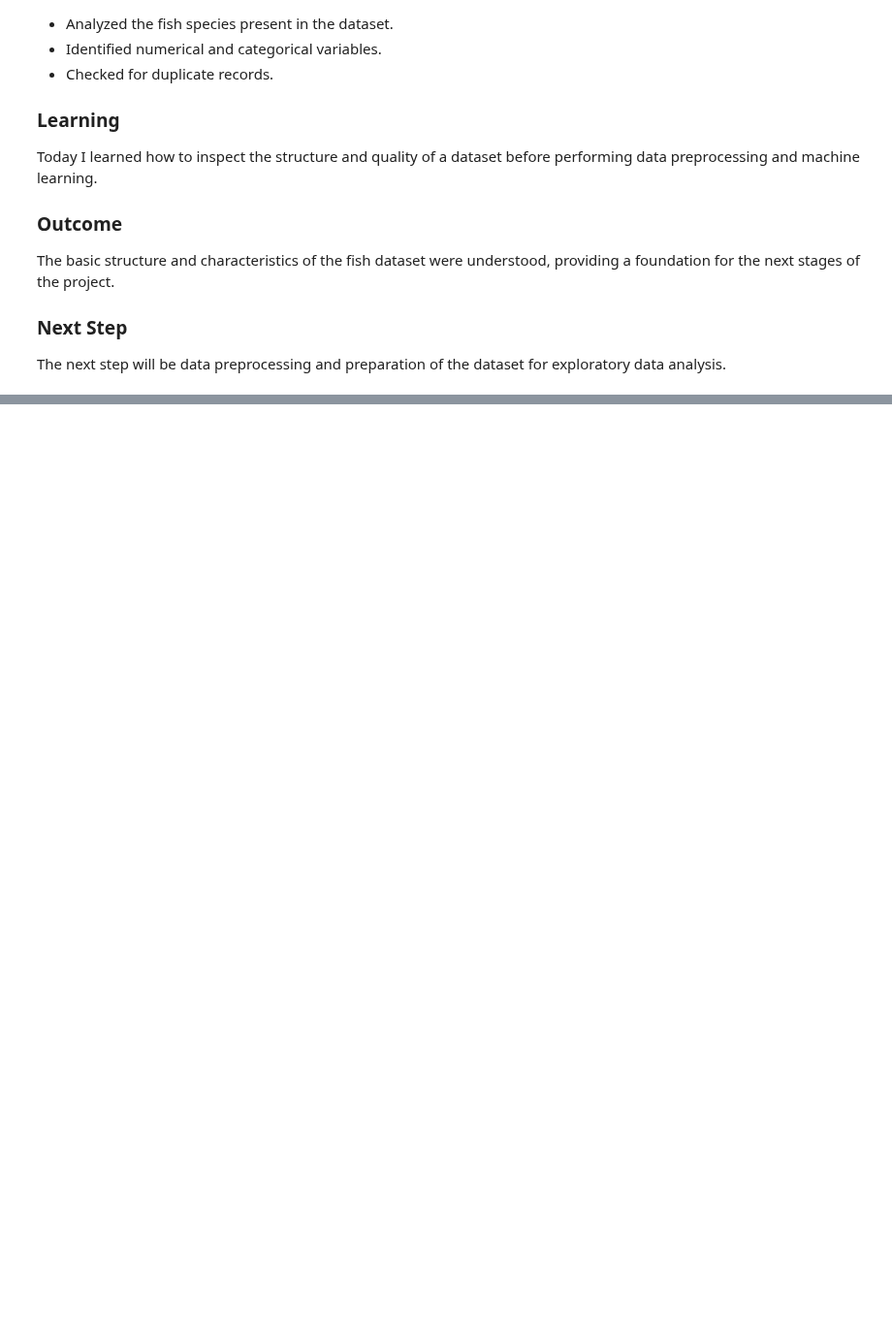
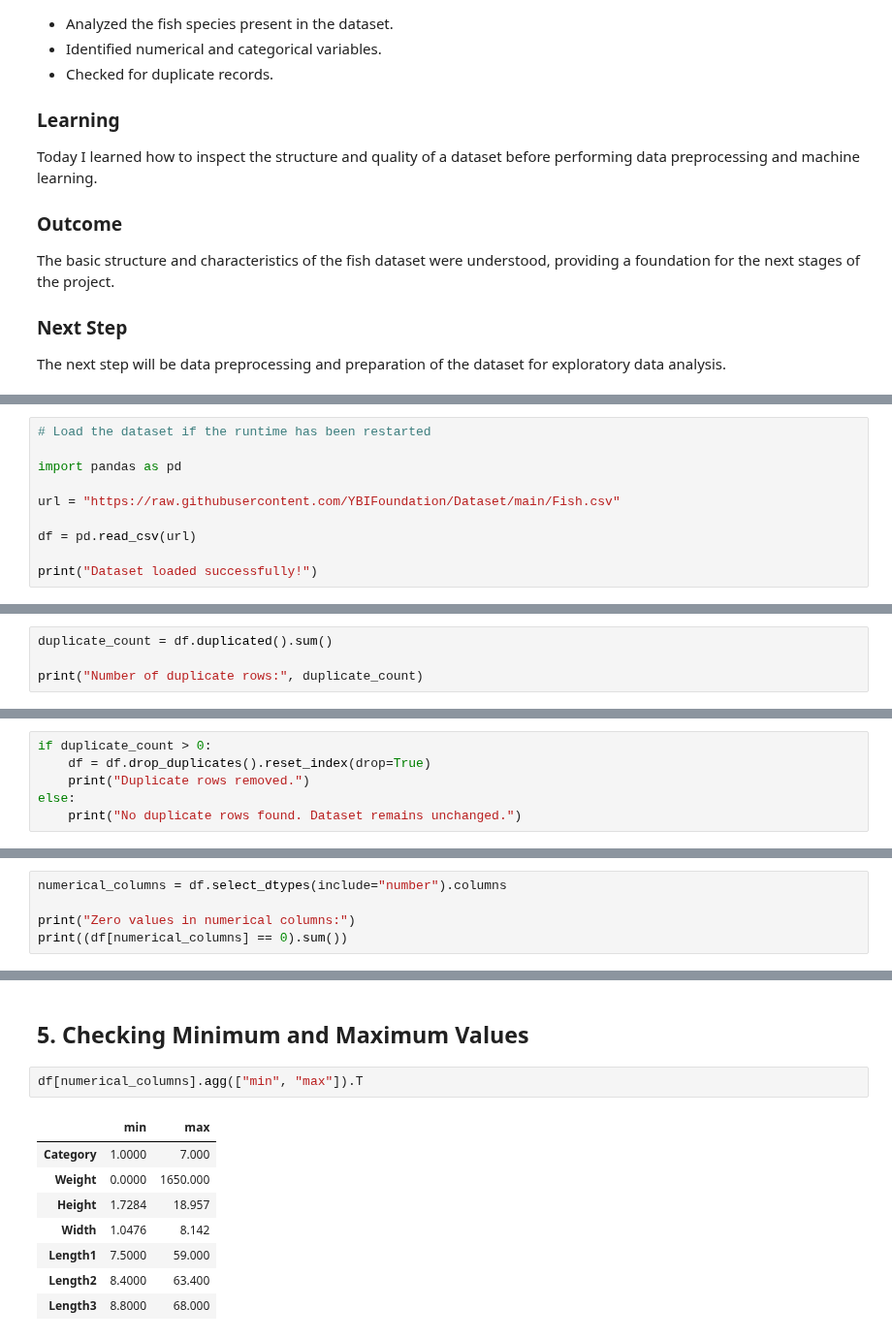
Before and after one commit to abhipsa29-cloud/Fish-Weight-Prediction, a Jupyter notebook: Fish_Weight_Prediction.ipynb, the cells around one changed output, grey strips where cells are left out. Shown at 97% size. Saved outputs shown, nothing was run; the diff lists cells and outputs as text; blank space fills up the shorter version.

Commit message:
Day 4: Cleaned and preprocessed fish dataset

```diff
--- a/Fish_Weight_Prediction.ipynb
+++ b/Fish_Weight_Prediction.ipynb
@@ -541,0 +548,10 @@ dataset for exploratory data analysis.
+# %%
+# Load the dataset if the runtime has been restarted
+
+import pandas as pd
+
+url = "https://raw.githubusercontent.com/YBIFoundation/Dataset/main/Fish.csv"
+
+df = pd.read_csv(url)
+
+print("Dataset loaded successfully!")
@@ -541,0 +589,4 @@ dataset for exploratory data analysis.
+# %%
+duplicate_count = df.duplicated().sum()
+
+print("Number of duplicate rows:", duplicate_count)
@@ -541,0 +595,6 @@ dataset for exploratory data analysis.
+# %%
+if duplicate_count > 0:
+    df = df.drop_duplicates().reset_index(drop=True)
+    print("Duplicate rows removed.")
+else:
+    print("No duplicate rows found. Dataset remains unchanged.")
@@ -541,0 +605,5 @@ dataset for exploratory data analysis.
+# %%
+numerical_columns = df.select_dtypes(include="number").columns
+
+print("Zero values in numerical columns:")
+print((df[numerical_columns] == 0).sum())
@@ -541,0 +620,13 @@ dataset for exploratory data analysis.
+# %% [markdown]
+## 5. Checking Minimum and Maximum Values
+# %%
+df[numerical_columns].agg(["min", "max"]).T
+# %% [output]
+|  | min | max |
+| Category | 1.0000 | 7.000 |
+| Weight | 0.0000 | 1650.000 |
+| Height | 1.7284 | 18.957 |
+| Width | 1.0476 | 8.142 |
+| Length1 | 7.5000 | 59.000 |
+| Length2 | 8.4000 | 63.400 |
+| Length3 | 8.8000 | 68.000 |
```
Also changed, not shown: parts of 22 cells of this notebook.
